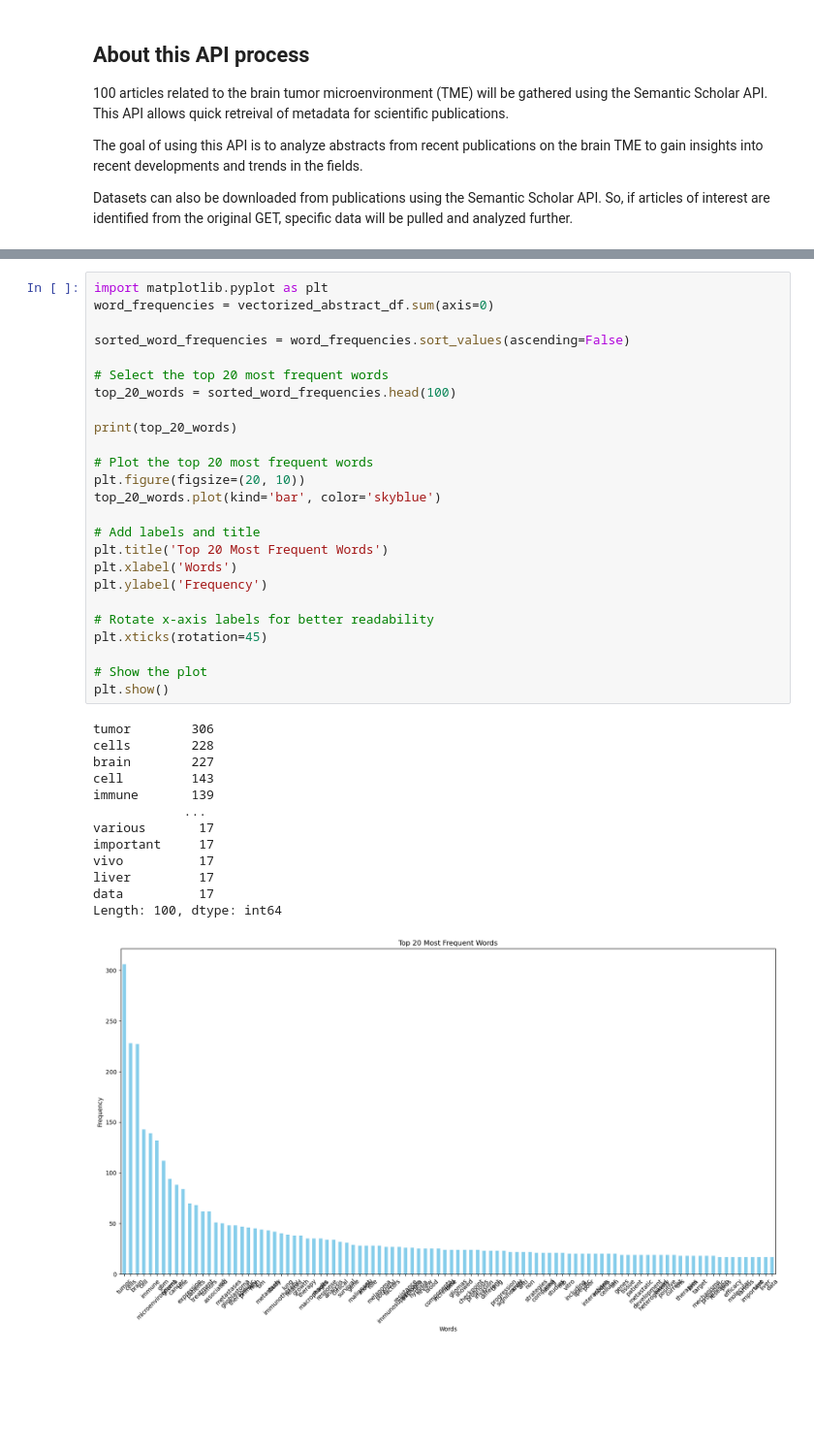
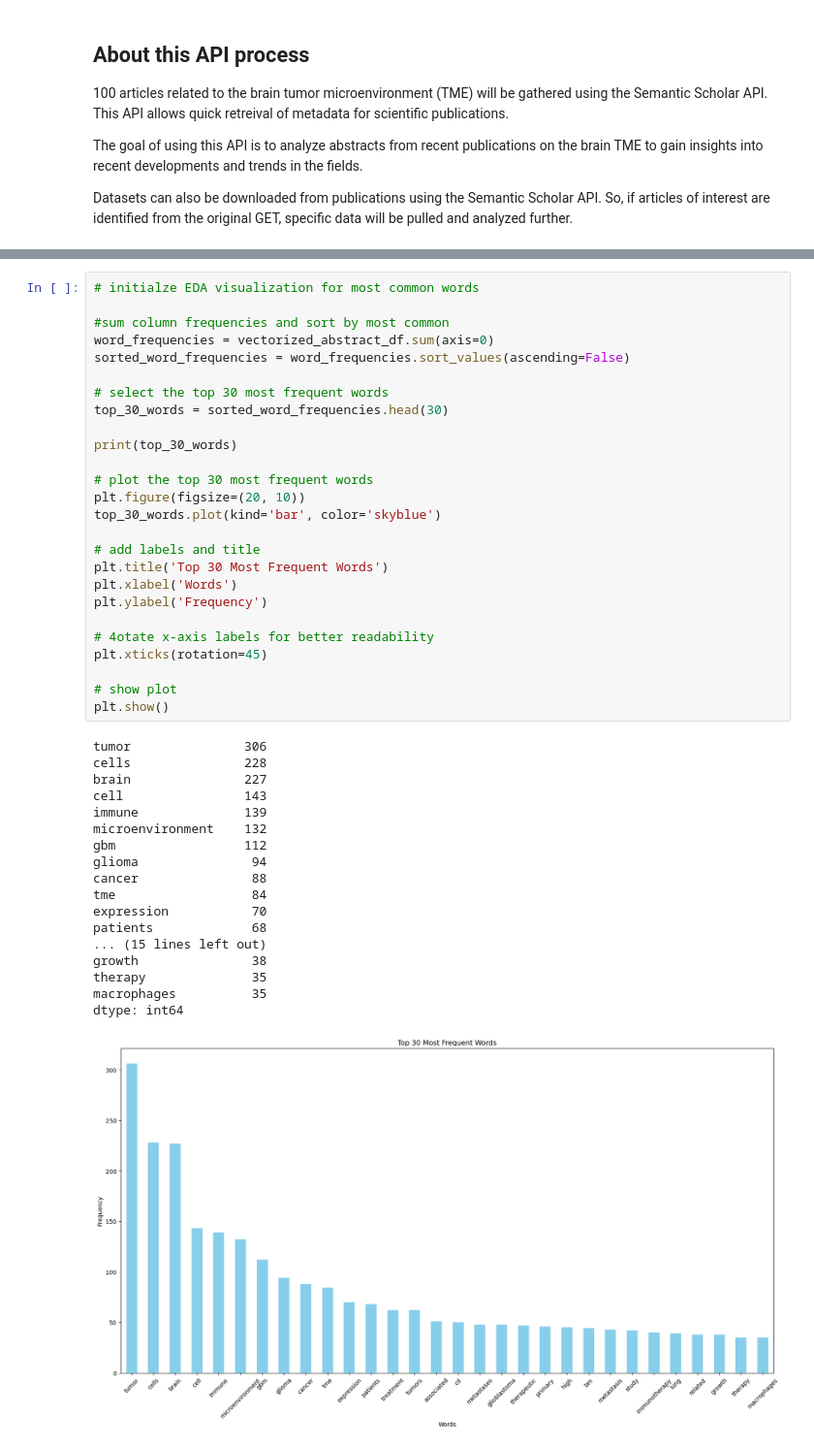
Before and after one commit to julie-zweng/machine-learning-project, a Jupyter notebook: tumor_microenvironment_api.ipynb, the cells around one changed output, grey strips where cells are left out. Shown at 97% size. Saved outputs shown, nothing was run; the diff lists cells and outputs as text; blank space fills up the shorter version.

Commit message:
tumor_microenvironment_api  with new changes

```diff
--- a/tumor_microenvironment_api.ipynb
+++ b/tumor_microenvironment_api.ipynb
@@ -178,39 +153,45 @@ The abstract list is
 # %%
-import matplotlib.pyplot as plt
+# initialze EDA visualization for most common words
+
+#sum column frequencies and sort by most common
 word_frequencies = vectorized_abstract_df.sum(axis=0)
-
 sorted_word_frequencies = word_frequencies.sort_values(ascending=False)
 
-# Select the top 20 most frequent words
-top_20_words = sorted_word_frequencies.head(100)
+# select the top 30 most frequent words
+top_30_words = sorted_word_frequencies.head(30)
 
-print(top_20_words)
+print(top_30_words)
 
-# Plot the top 20 most frequent words
+# plot the top 30 most frequent words
 plt.figure(figsize=(20, 10))
-top_20_words.plot(kind='bar', color='skyblue')
+top_30_words.plot(kind='bar', color='skyblue')
 
-# Add labels and title
-plt.title('Top 20 Most Frequent Words')
+# add labels and title
+plt.title('Top 30 Most Frequent Words')
 plt.xlabel('Words')
 plt.ylabel('Frequency')
 
-# Rotate x-axis labels for better readability
+# 4otate x-axis labels for better readability
 plt.xticks(rotation=45)
 
-# Show the plot
+# show plot
 plt.show()
 # %% [output]
-tumor        306
-cells        228
-brain        227
-cell         143
-immune       139
-            ...
-various       17
-important     17
-vivo          17
-liver         17
-data          17
-Length: 100, dtype: int64
+tumor               306
+cells               228
+brain               227
+cell                143
+immune              139
+microenvironment    132
+gbm                 112
+glioma               94
+cancer               88
+tme                  84
+expression           70
+patients             68
+... (15 lines left out)
+growth               38
+therapy              35
+macrophages          35
+dtype: int64
-[figure, old version]
+[figure, new version]
```
Also changed, not shown: parts of 3 cells of this notebook, 2 other files.
